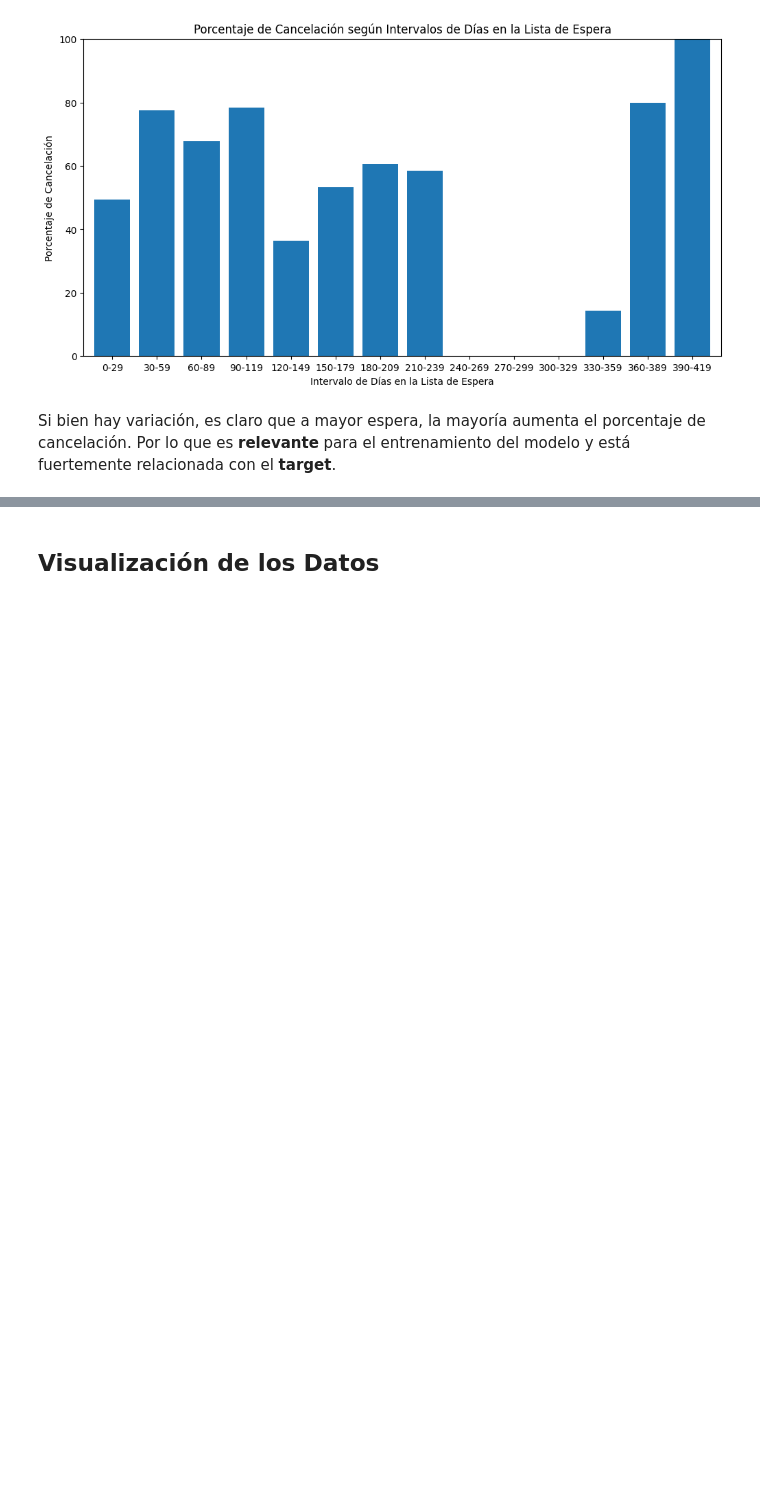
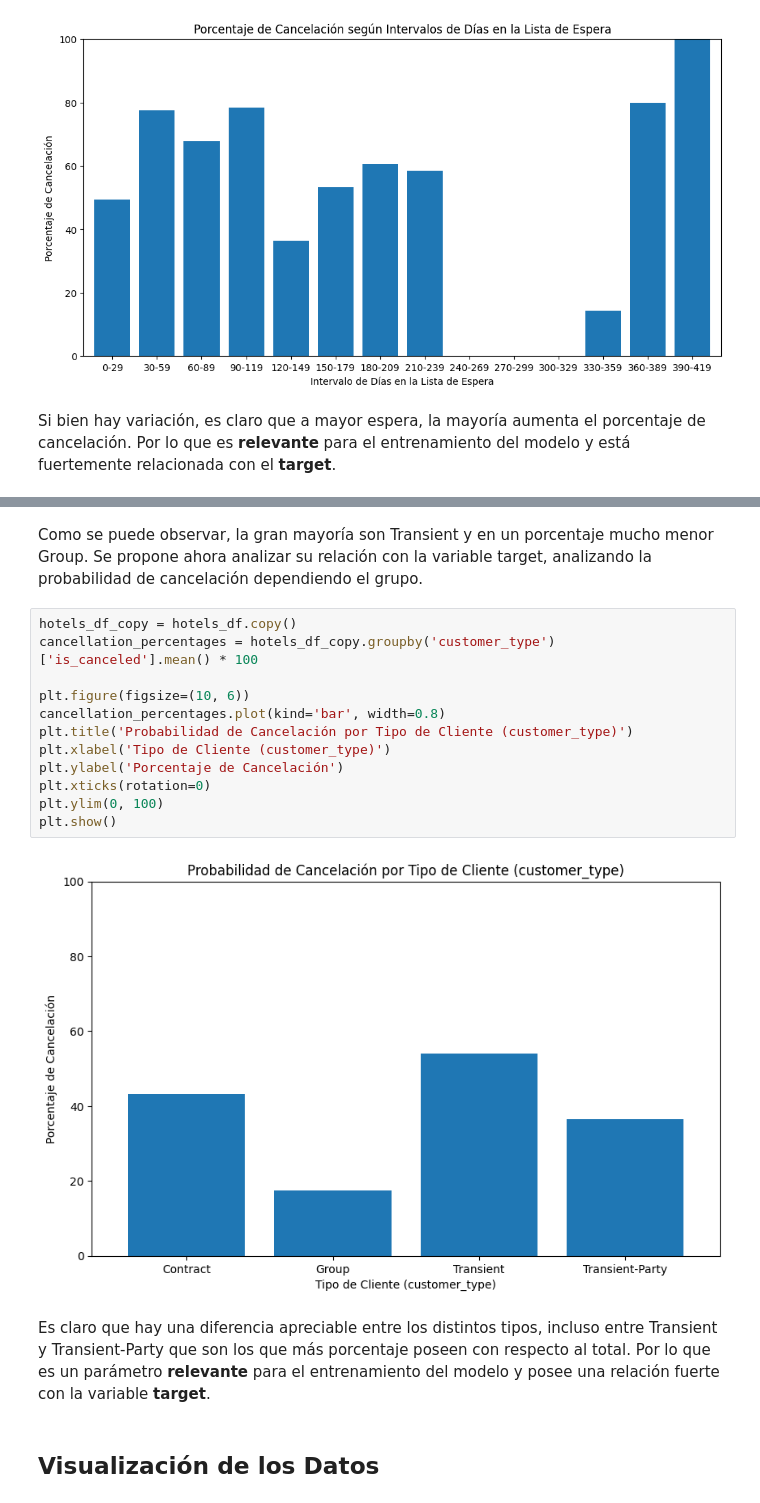
Before and after one commit to InspectorDave/OrgaDeDatos-TPs, a Jupyter notebook: 7506R_TP1_GRUPO11_CHP1_ENTREGA.ipynb, the cells around one changed output, grey strips where cells are left out. Saved outputs shown, nothing was run; the diff lists cells and outputs as text; blank space fills up the shorter version.

```diff
--- a/7506R_TP1_GRUPO11_CHP1_ENTREGA.ipynb
+++ b/7506R_TP1_GRUPO11_CHP1_ENTREGA.ipynb
@@ -1579,3 +1593,21 @@ Si bien hay variación, es claro que a mayor espera, la mayoría aumenta el porc
+# %% [markdown]
+Como se puede observar, la gran mayoría son Transient y en un porcentaje mucho menor Group. Se propone ahora analizar su relación con la variable target, analizando la probabilidad de cancelación dependiendo el grupo.
+# %%
+hotels_df_copy = hotels_df.copy()
+cancellation_percentages = hotels_df_copy.groupby('customer_type')['is_canceled'].mean() * 100
+
+plt.figure(figsize=(10, 6))
+cancellation_percentages.plot(kind='bar', width=0.8)
+plt.title('Probabilidad de Cancelación por Tipo de Cliente (customer_type)')
+plt.xlabel('Tipo de Cliente (customer_type)')
+plt.ylabel('Porcentaje de Cancelación')
+plt.xticks(rotation=0)
+plt.ylim(0, 100)
+plt.show()
+# %% [output]
+[figure, added]
+# %% [markdown]
+Es claro que hay una diferencia apreciable entre los distintos tipos, incluso entre Transient y Transient-Party que son los que más porcentaje poseen con respecto al total. Por lo que es un parámetro **relevante** para el entrenamiento del modelo y posee una relación fuerte con la variable **target**.
 # %% [markdown]
 ## Visualización de los Datos
 # %% [markdown]
```
Also changed, not shown: parts of 3 cells of this notebook.
